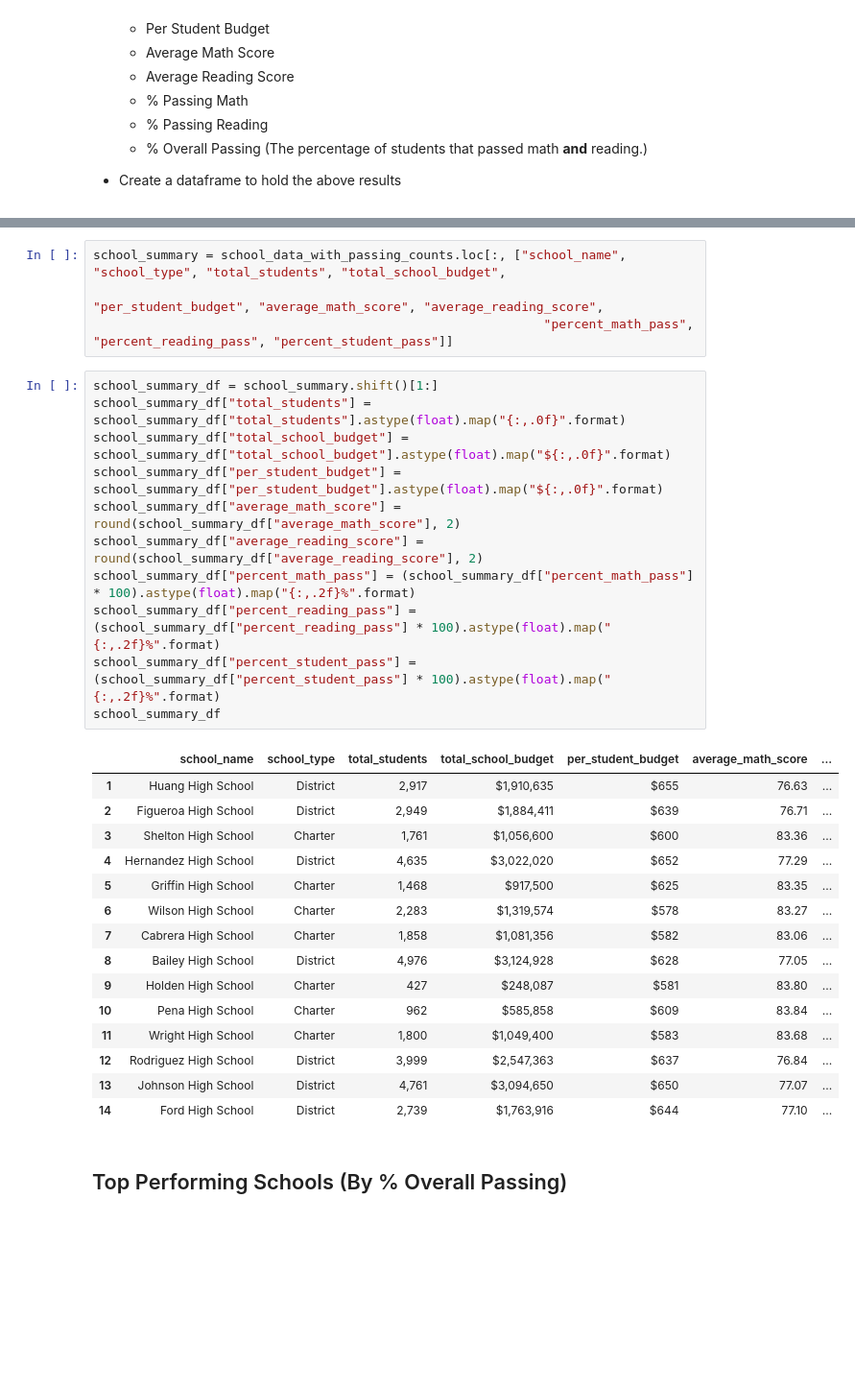
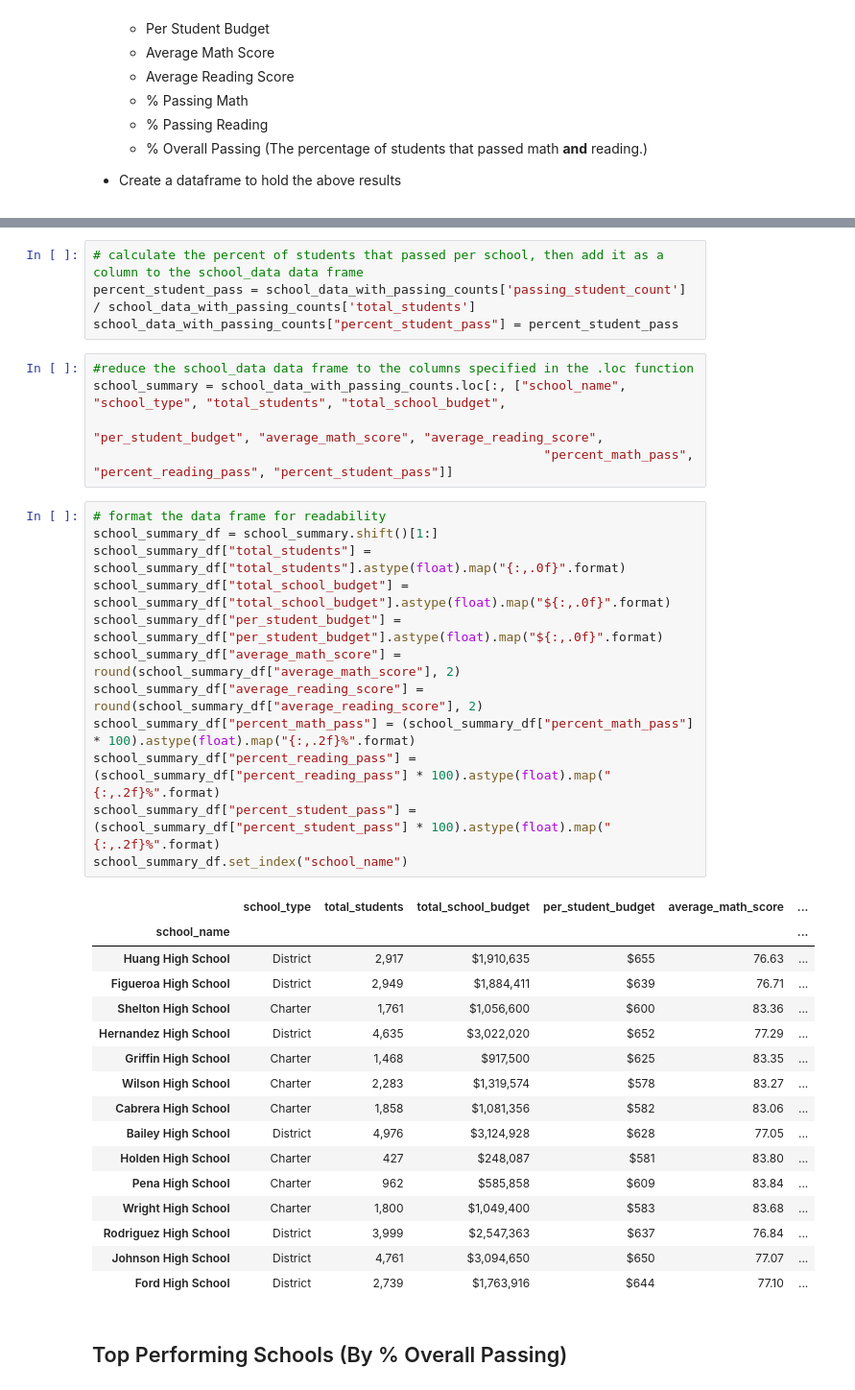
Before and after one commit to BrandonOverlie/pandas-challenge, a Jupyter notebook: PyCitySchools/02-Homework_04-Pandas_Instructions_PyCitySchools_PyCitySchools_starter (1).ipynb, the cells around one changed output, grey strips where cells are left out. Shown: that part at 96% size. Cells and saved outputs as stored; diff of their text form; blank space fills up the shorter version.

```diff
--- a/PyCitySchools/02-Homework_04-Pandas_Instructions_PyCitySchools_PyCitySchools_starter (1).ipynb
+++ b/PyCitySchools/02-Homework_04-Pandas_Instructions_PyCitySchools_PyCitySchools_starter (1).ipynb
@@ -383,34 +173,41 @@ school_data_with_passing_counts
+# %%
+# calculate the percent of students that passed per school, then add it as a column to the school_data data frame
+percent_student_pass = school_data_with_passing_counts['passing_student_count'] / school_data_with_passing_counts['total_students']
+school_data_with_passing_counts["percent_student_pass"] = percent_student_pass
 # %%
+#reduce the school_data data frame to the columns specified in the .loc function
 school_summary = school_data_with_passing_counts.loc[:, ["school_name", "school_type", "total_students", "total_school_budget",
                                                             "per_student_budget", "average_math_score", "average_reading_score",
                                                             "percent_math_pass", "percent_reading_pass", "percent_student_pass"]]
 # %%
+# format the data frame for readability
 school_summary_df = school_summary.shift()[1:]
 school_summary_df["total_students"] = school_summary_df["total_students"].astype(float).map("{:,.0f}".format)
 school_summary_df["total_school_budget"] = school_summary_df["total_school_budget"].astype(float).map("${:,.0f}".format)
 school_summary_df["per_student_budget"] = school_summary_df["per_student_budget"].astype(float).map("${:,.0f}".format)
 school_summary_df["average_math_score"] = round(school_summary_df["average_math_score"], 2)
 school_summary_df["average_reading_score"] = round(school_summary_df["average_reading_score"], 2)
 school_summary_df["percent_math_pass"] = (school_summary_df["percent_math_pass"] * 100).astype(float).map("{:,.2f}%".format)
 school_summary_df["percent_reading_pass"] = (school_summary_df["percent_reading_pass"] * 100).astype(float).map("{:,.2f}%".format)
 school_summary_df["percent_student_pass"] = (school_summary_df["percent_student_pass"] * 100).astype(float).map("{:,.2f}%".format)
-school_summary_df
+school_summary_df.set_index("school_name")
 # %% [output]
-|  | school_name | school_type | total_students | total_school_budget | per_student_budget | average_math_score | ... |
-| 1 | Huang High School | District | 2,917 | $1,910,635 | $655 | 76.63 | ... |
-| 2 | Figueroa High School | District | 2,949 | $1,884,411 | $639 | 76.71 | ... |
-| 3 | Shelton High School | Charter | 1,761 | $1,056,600 | $600 | 83.36 | ... |
-| 4 | Hernandez High School | District | 4,635 | $3,022,020 | $652 | 77.29 | ... |
-| 5 | Griffin High School | Charter | 1,468 | $917,500 | $625 | 83.35 | ... |
-| 6 | Wilson High School | Charter | 2,283 | $1,319,574 | $578 | 83.27 | ... |
-| 7 | Cabrera High School | Charter | 1,858 | $1,081,356 | $582 | 83.06 | ... |
-| 8 | Bailey High School | District | 4,976 | $3,124,928 | $628 | 77.05 | ... |
-| 9 | Holden High School | Charter | 427 | $248,087 | $581 | 83.80 | ... |
-| 10 | Pena High School | Charter | 962 | $585,858 | $609 | 83.84 | ... |
-| 11 | Wright High School | Charter | 1,800 | $1,049,400 | $583 | 83.68 | ... |
-| 12 | Rodriguez High School | District | 3,999 | $2,547,363 | $637 | 76.84 | ... |
-| 13 | Johnson High School | District | 4,761 | $3,094,650 | $650 | 77.07 | ... |
-| 14 | Ford High School | District | 2,739 | $1,763,916 | $644 | 77.10 | ... |
+|  | school_type | total_students | total_school_budget | per_student_budget | average_math_score | ... |
+| school_name |  |  |  |  |  | ... |
+| Huang High School | District | 2,917 | $1,910,635 | $655 | 76.63 | ... |
+| Figueroa High School | District | 2,949 | $1,884,411 | $639 | 76.71 | ... |
+| Shelton High School | Charter | 1,761 | $1,056,600 | $600 | 83.36 | ... |
+| Hernandez High School | District | 4,635 | $3,022,020 | $652 | 77.29 | ... |
+| Griffin High School | Charter | 1,468 | $917,500 | $625 | 83.35 | ... |
+| Wilson High School | Charter | 2,283 | $1,319,574 | $578 | 83.27 | ... |
+| Cabrera High School | Charter | 1,858 | $1,081,356 | $582 | 83.06 | ... |
+| Bailey High School | District | 4,976 | $3,124,928 | $628 | 77.05 | ... |
+| Holden High School | Charter | 427 | $248,087 | $581 | 83.80 | ... |
+| Pena High School | Charter | 962 | $585,858 | $609 | 83.84 | ... |
+| Wright High School | Charter | 1,800 | $1,049,400 | $583 | 83.68 | ... |
+| Rodriguez High School | District | 3,999 | $2,547,363 | $637 | 76.84 | ... |
+| Johnson High School | District | 4,761 | $3,094,650 | $650 | 77.07 | ... |
+| Ford High School | District | 2,739 | $1,763,916 | $644 | 77.10 | ... |
 # %% [markdown]
 ## Top Performing Schools (By % Overall Passing)
 # %% [markdown]
```
Also changed, not shown: parts of 37 cells of this notebook.
